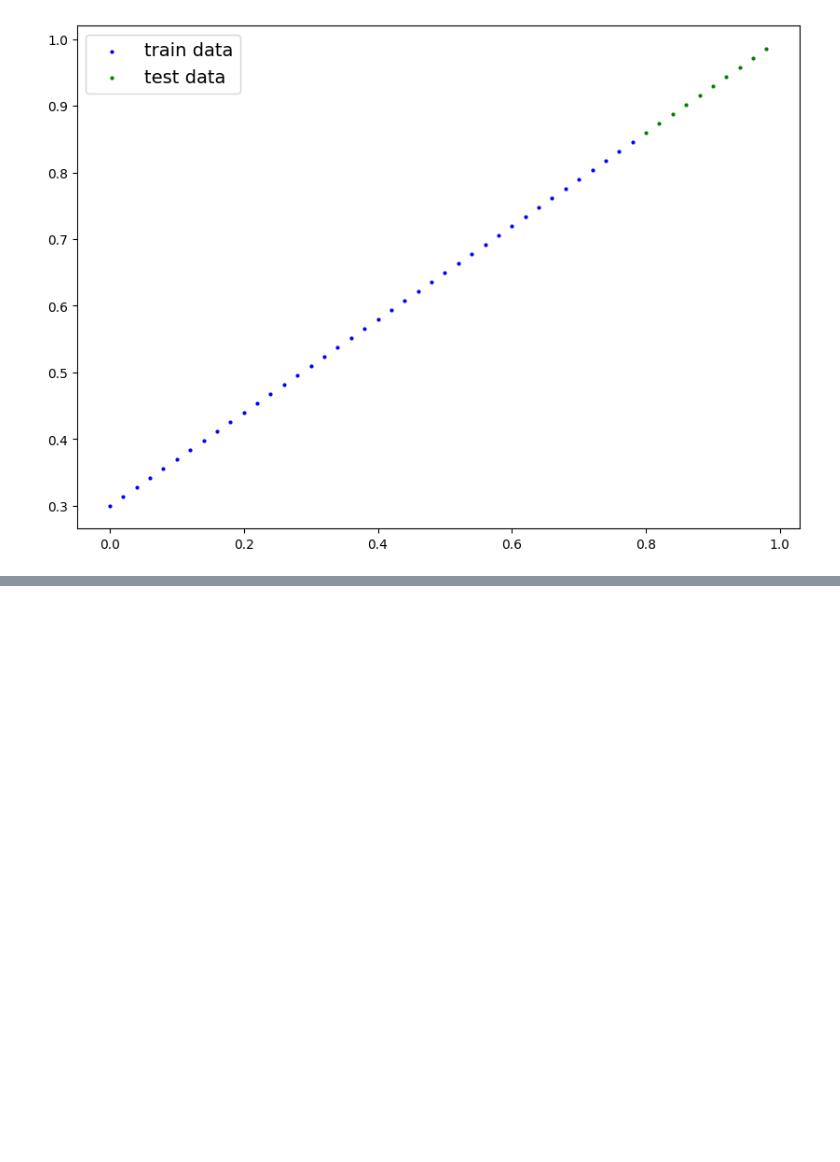
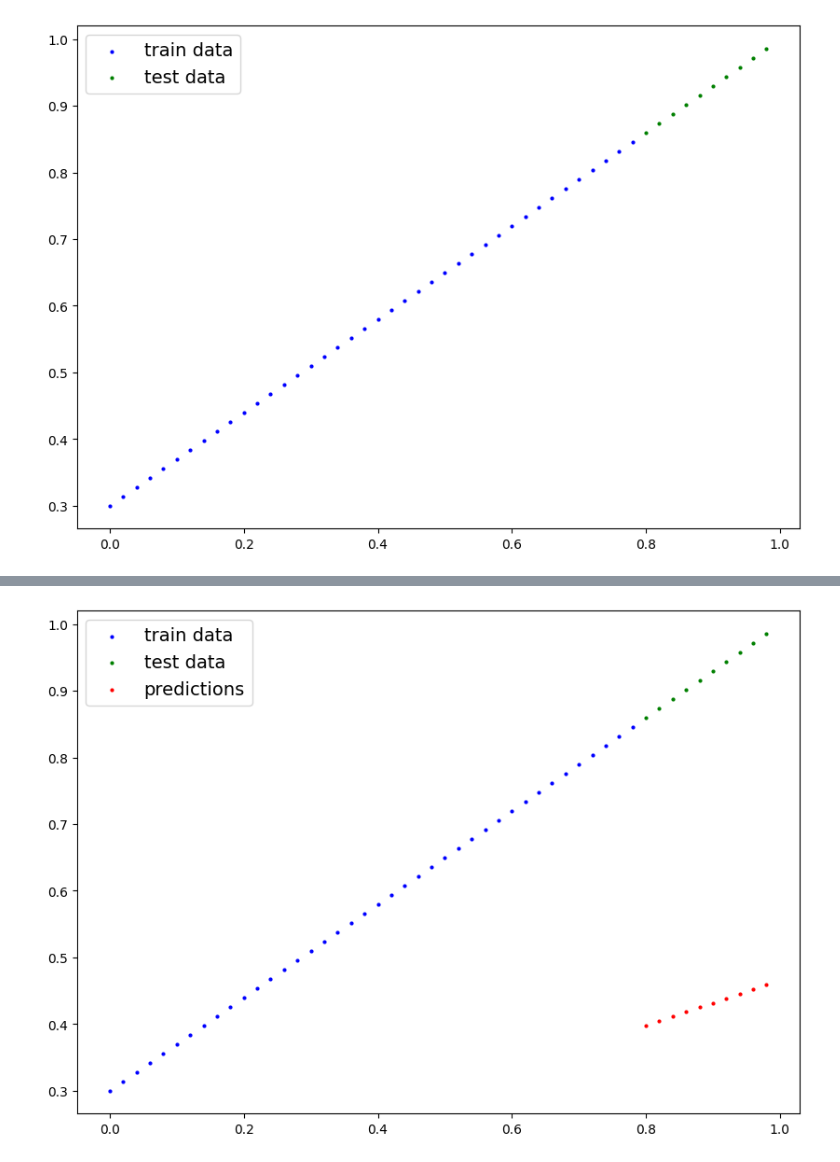
Before and after one commit to lijp16/lijp16, a Jupyter notebook: 01_pytorch_workflow.ipynb, the cells around one changed output, grey strips where cells are left out. Drawn from its saved outputs; the diff is of its cells as text; code cells hidden in the pictures; blank space fills up the shorter version.

Commit message:
Created using Colab,learnpytorch lrmodel

```diff
--- a/01_pytorch_workflow.ipynb
+++ b/01_pytorch_workflow.ipynb
@@ -118,3 +118,7 @@ class LinearRegressionModel(nn.Module):
                                             dtype=torch.float))
   def forward(self, x:torch.Tensor) -> torch.Tensor:
     return self.weights * x + self.bias
+# %%
+torch.manual_seed(42)
+model_0 = LinearRegressionModel()
+list(model_0.parameters())
@@ -120,0 +135,7 @@ class LinearRegressionModel(nn.Module):
+# %%
+#making prediction using 'torch.inference_mode()'
+
+with torch.inference_mode():
+  y_preds = model_0(X_test)
+
+y_preds,Y_test
@@ -120,0 +163,4 @@ class LinearRegressionModel(nn.Module):
+# %%
+plot_predictions(predictions=y_preds)
+# %% [output]
+[figure, added]
```
Also changed, not shown: parts of 8 cells of this notebook.
